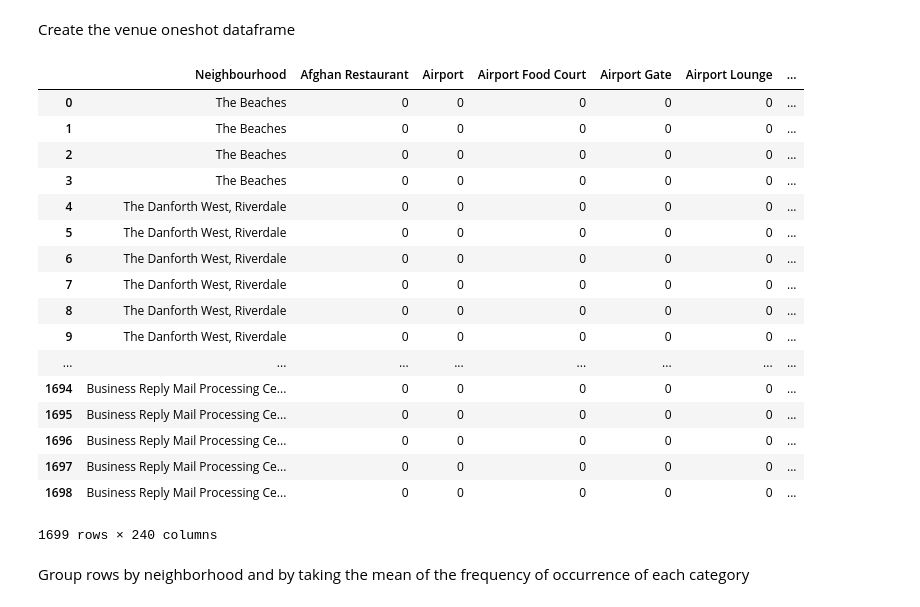
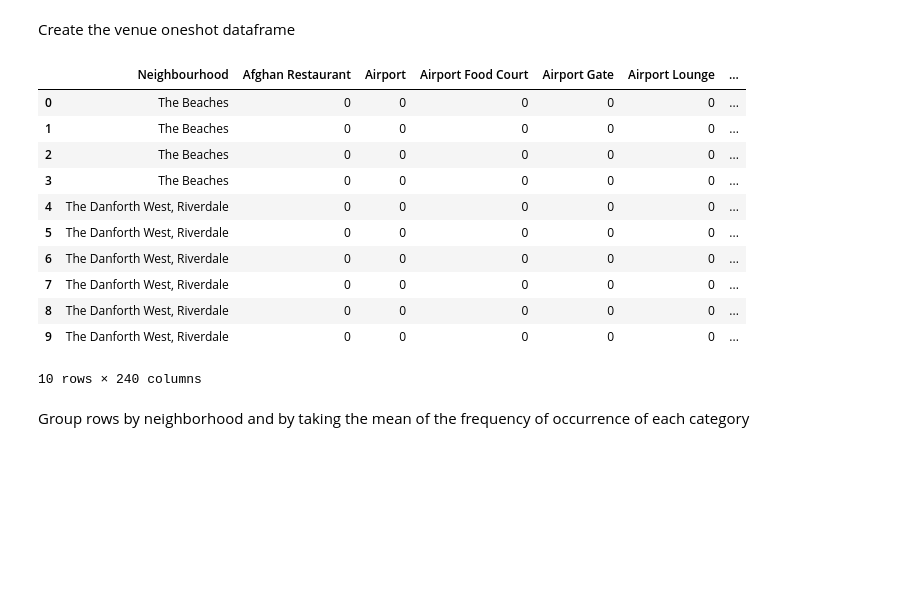
Before and after one commit to ArjanLem/Coursera_Capstone, a Jupyter notebook: segmenting_and_clustering_neighborhoods_in_toronto.ipynb, the cells around one changed output. Saved outputs shown, nothing was run; the diff lists cells and outputs as text; code cells hidden in the pictures; blank space fills up the shorter version.

```diff
--- a/segmenting_and_clustering_neighborhoods_in_toronto.ipynb
+++ b/segmenting_and_clustering_neighborhoods_in_toronto.ipynb
@@ -235,34 +229,28 @@ Create the venue oneshot dataframe
 # %%
 # one hot encoding
 toronto_onehot_df = pd.get_dummies(toronto_venues_df[['Venue Category']], prefix="", prefix_sep="")
 
 # add Neighbourhood column back to dataframe
 toronto_onehot_df['Neighbourhood'] = toronto_venues_df['Neighbourhood']
 
 # move Neighbourhood column to the first column
 fixed_columns = [toronto_onehot_df.columns[-1]] + list(toronto_onehot_df.columns[:-1])
 toronto_onehot_df = toronto_onehot_df[fixed_columns]
 
-toronto_onehot_df
+toronto_onehot_df.head(10)
 # %% [output]
 |  | Neighbourhood | Afghan Restaurant | Airport | Airport Food Court | Airport Gate | Airport Lounge | ... |
 | 0 | The Beaches | 0 | 0 | 0 | 0 | 0 | ... |
 | 1 | The Beaches | 0 | 0 | 0 | 0 | 0 | ... |
 | 2 | The Beaches | 0 | 0 | 0 | 0 | 0 | ... |
 | 3 | The Beaches | 0 | 0 | 0 | 0 | 0 | ... |
 | 4 | The Danforth West, Riverdale | 0 | 0 | 0 | 0 | 0 | ... |
 | 5 | The Danforth West, Riverdale | 0 | 0 | 0 | 0 | 0 | ... |
 | 6 | The Danforth West, Riverdale | 0 | 0 | 0 | 0 | 0 | ... |
 | 7 | The Danforth West, Riverdale | 0 | 0 | 0 | 0 | 0 | ... |
 | 8 | The Danforth West, Riverdale | 0 | 0 | 0 | 0 | 0 | ... |
 | 9 | The Danforth West, Riverdale | 0 | 0 | 0 | 0 | 0 | ... |
-| ... | ... | ... | ... | ... | ... | ... | ... |
-| 1694 | Business Reply Mail Processing Ce... | 0 | 0 | 0 | 0 | 0 | ... |
-| 1695 | Business Reply Mail Processing Ce... | 0 | 0 | 0 | 0 | 0 | ... |
-| 1696 | Business Reply Mail Processing Ce... | 0 | 0 | 0 | 0 | 0 | ... |
-| 1697 | Business Reply Mail Processing Ce... | 0 | 0 | 0 | 0 | 0 | ... |
-| 1698 | Business Reply Mail Processing Ce... | 0 | 0 | 0 | 0 | 0 | ... |
-1699 rows × 240 columns
+10 rows × 240 columns
 # %% [markdown]
 Group rows by neighborhood and by taking the mean of the frequency of occurrence of each category
 # %%
```
Also changed, not shown: parts of 1 cell of this notebook.
